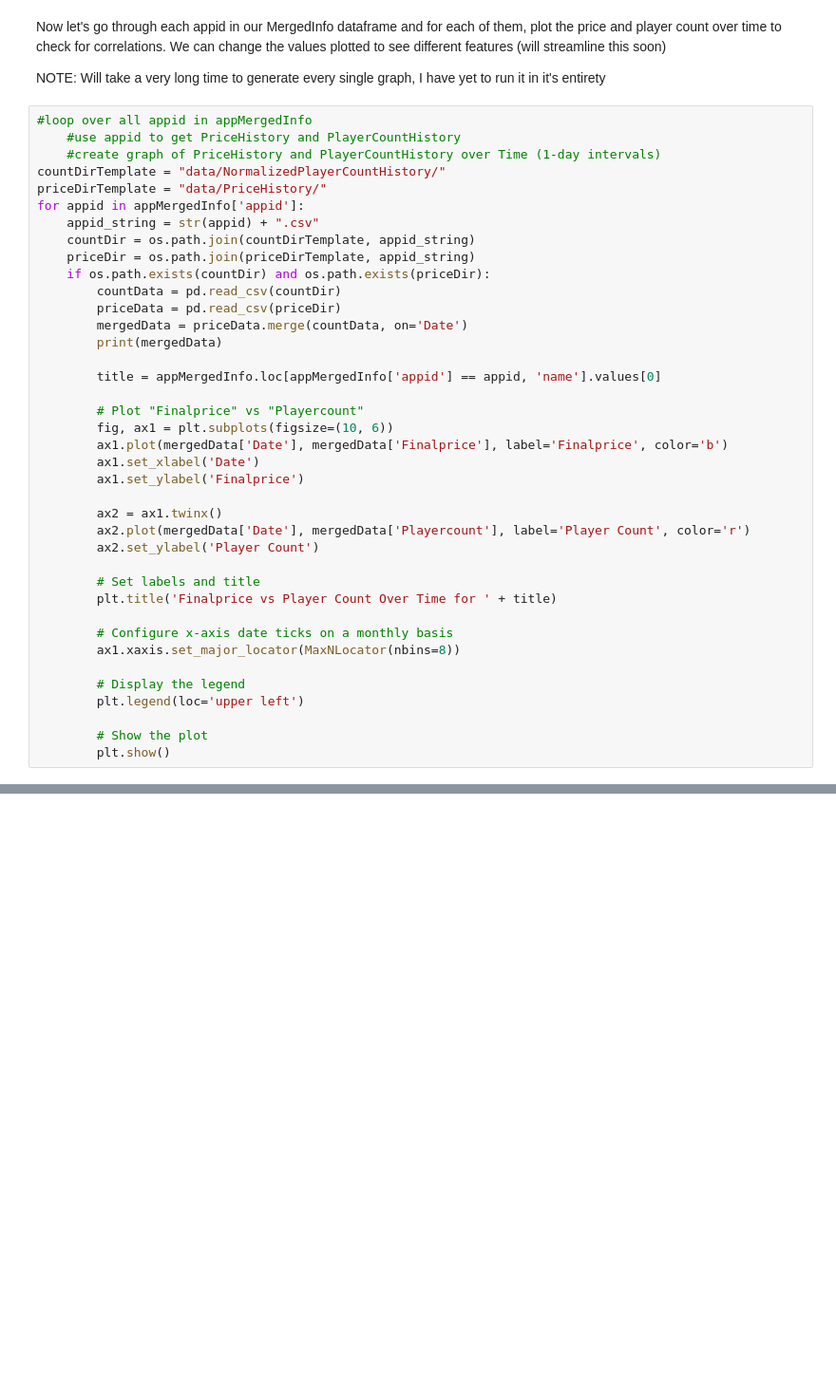
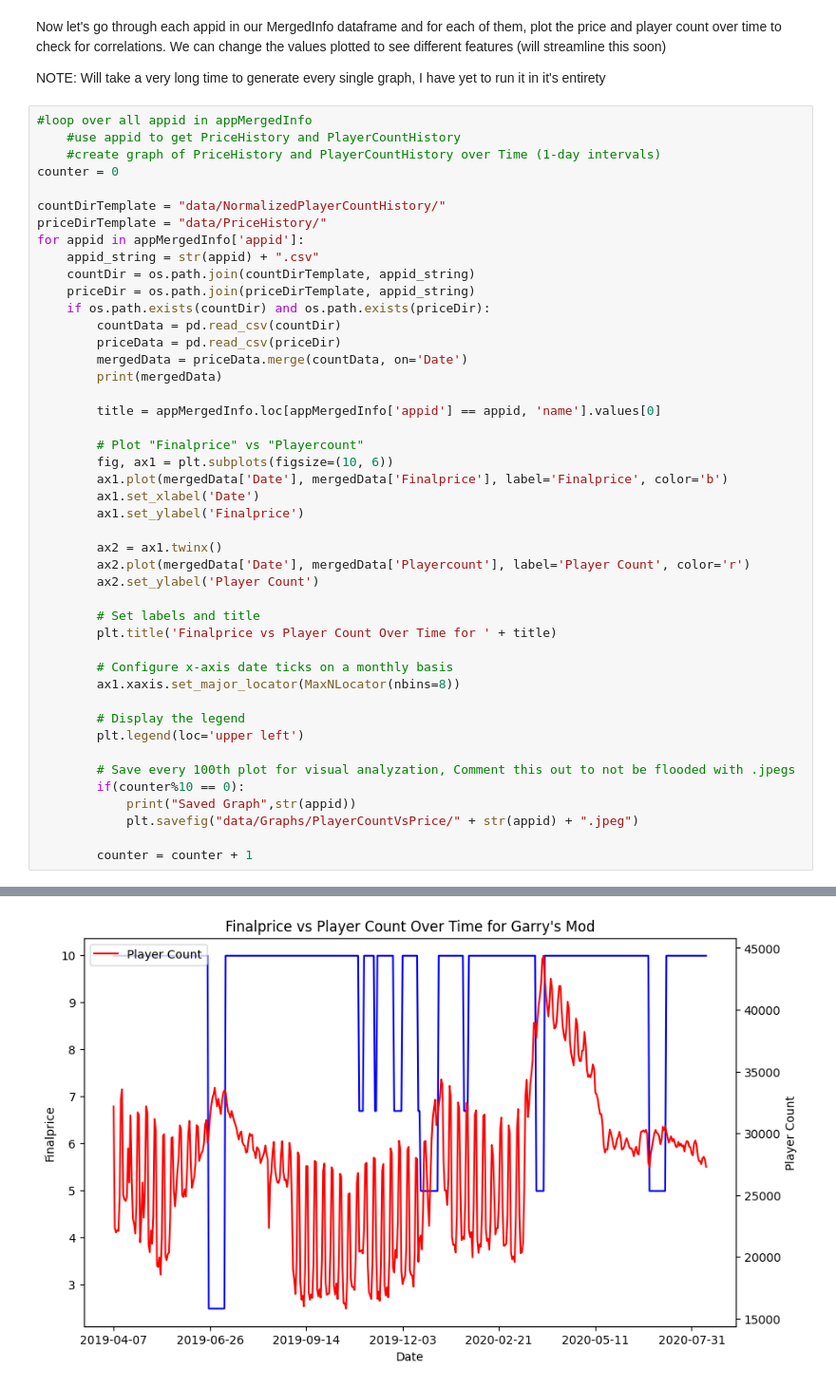
Before and after one commit to Ryan-Carnes-01/Predicting-Steam-Sale-Dates, a Jupyter notebook: notebook.ipynb, the cells around one changed output, grey strips where cells are left out. Shown at 95% size. Cells and saved outputs as stored; diff of their text form; blank space fills up the shorter version.

Commit message:
Add .gitignore and limit graphs made (#1)

```diff
--- a/notebook.ipynb
+++ b/notebook.ipynb
@@ -74,6 +82,8 @@ NOTE: Will take a very long time to generate every single graph, I have yet to r
 #loop over all appid in appMergedInfo
     #use appid to get PriceHistory and PlayerCountHistory
     #create graph of PriceHistory and PlayerCountHistory over Time (1-day intervals)
+counter = 0
+
 countDirTemplate = "data/NormalizedPlayerCountHistory/"
 priceDirTemplate = "data/PriceHistory/"
 for appid in appMergedInfo['appid']:
@@ -107,8 +117,12 @@ for appid in appMergedInfo['appid']:
         # Display the legend
         plt.legend(loc='upper left')
 
-        # Show the plot
-        plt.show()
+        # Save every 100th plot for visual analyzation, Comment this out to not be flooded with .jpegs
+        if(counter%10 == 0):
+            print("Saved Graph",str(appid))
+            plt.savefig("data/Graphs/PlayerCountVsPrice/" + str(appid) + ".jpeg")
+
+        counter = counter + 1
 # %% [output]
            Date  Initialprice  Finalprice  Discount  Playercount
 0    2019-04-07         29.99       29.99         0       468782
@@ -157,0 +168 @@ for appid in appMergedInfo['appid']:
+[figure, added]
```
Also changed, not shown: parts of 2 cells of this notebook, 1 other file.
